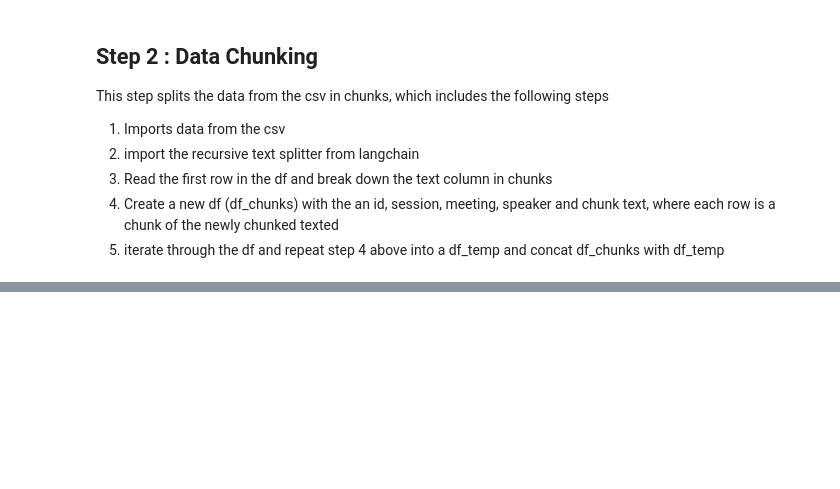
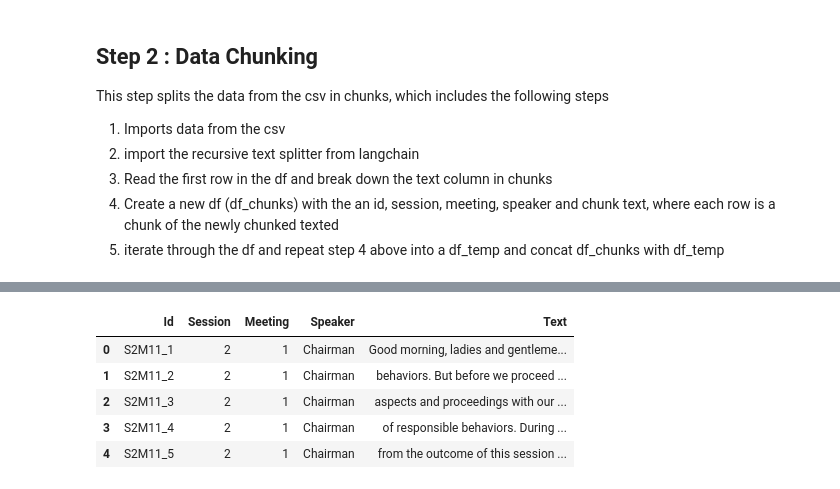
Before and after one commit to Pelumioluwa/CIGI_Project, a Jupyter notebook: ingestion.ipynb, the cells around one changed output, grey strips where cells are left out. Cells and saved outputs as stored; diff of their text form; code cells hidden in the pictures; blank space fills up the shorter version.

```diff
--- a/ingestion.ipynb
+++ b/ingestion.ipynb
@@ -157,0 +134,48 @@ for i in range(1, len(df)):
+# %%
+
+# Initialize an empty DataFrame to store chunked data
+df_chunks = pd.DataFrame(columns=['Id', 'Session', 'Meeting', 'Speaker', 'Text'])
+
+# Iterate through each row of the original DataFrame
+for index, row in df.iterrows():
+    text = row['Text']
+    id_ = row['Id']
+    session = row['Session']
+    meeting = row['Meeting']
+    speaker = row['Speaker']
+
+    # Chunk the text
+    chunks = chucking_text(text)
+
+    # Create chunk IDs ensuring uniqueness
+    chunk_ids = [f'{id_}_{i+1}' for i in range(len(chunks))]  # Use index to ensure uniqueness
+
+    # Expand session, meeting, and speaker lists to match the number of chunks
+    session = [session] * len(chunks)
+    meeting = [meeting] * len(chunks)
+    speaker = [speaker] * len(chunks)
+
+    # Create a DataFrame for the chunks of the current row
+    df_temp = pd.DataFrame({
+        'Id': chunk_ids,
+        'Session': session,
+        'Meeting': meeting,
+        'Speaker': speaker,
+        'Text': chunks
+    })
+
+    # Append the chunked data to the main DataFrame
+    df_chunks = pd.concat([df_chunks, df_temp])
+
+# Reset the index of the resulting DataFrame
+df_chunks.reset_index(drop=True, inplace=True)
+
+# Print the resulting DataFrame
+df_chunks.head()
+# %% [output]
+|  | Id | Session | Meeting | Speaker | Text |
+| 0 | S2M11_1 | 2 | 1 | Chairman | Good morning, ladies and gentleme... |
+| 1 | S2M11_2 | 2 | 1 | Chairman | behaviors. But before we proceed ... |
+| 2 | S2M11_3 | 2 | 1 | Chairman | aspects and proceedings with our ... |
+| 3 | S2M11_4 | 2 | 1 | Chairman | of responsible behaviors. During ... |
+| 4 | S2M11_5 | 2 | 1 | Chairman | from the outcome of this session ... |
```
Also changed, not shown: parts of 24 cells of this notebook, 1 other file.
